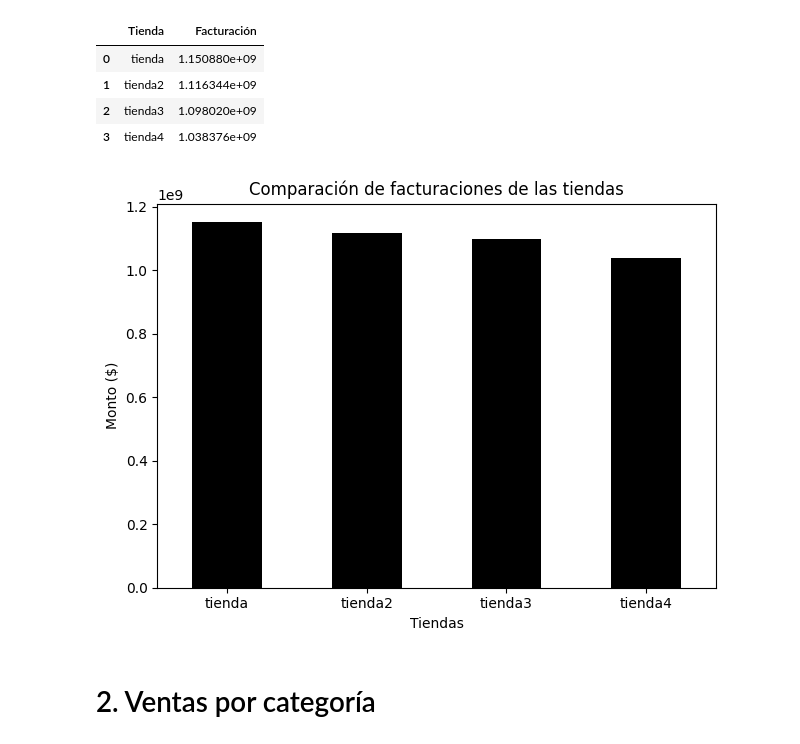
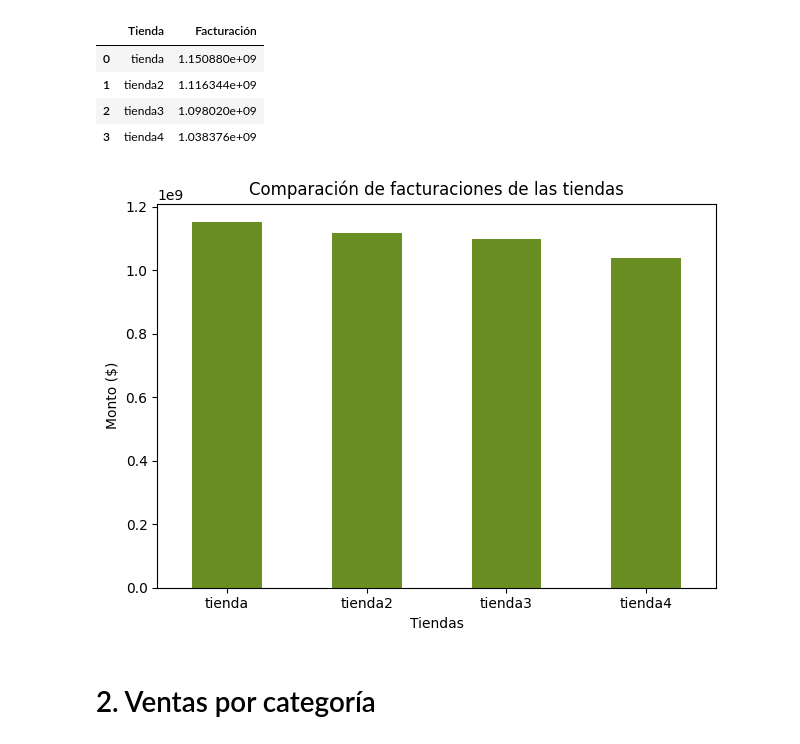
Before and after one commit to ayelar/challenge-alura-store, a Jupyter notebook: AluraStoreLatam.ipynb, the cells around one changed output. Drawn from its saved outputs; the diff is of its cells as text; code cells hidden in the pictures.

```diff
--- a/AluraStoreLatam.ipynb
+++ b/AluraStoreLatam.ipynb
@@ -97,20 +97,20 @@ df_facturacion
 # %%
 df_facturacion.plot(
     x='Tienda',
     y='Facturación',
     kind='bar',
     legend=False,
-    color='black'
+    color='olivedrab'
 )
 
 plt.title('Comparación de facturaciones de las tiendas')
 plt.ylabel('Monto ($)')
 plt.xlabel('Tiendas')
 plt.xticks(rotation=0)
 plt.tight_layout()
 plt.show()
 # %% [output]
-[figure, old version]
+[figure, new version]
 # %% [markdown]
 # 2. Ventas por categoría
 # %% [markdown]
```
Also changed, not shown: parts of 4 cells of this notebook.
